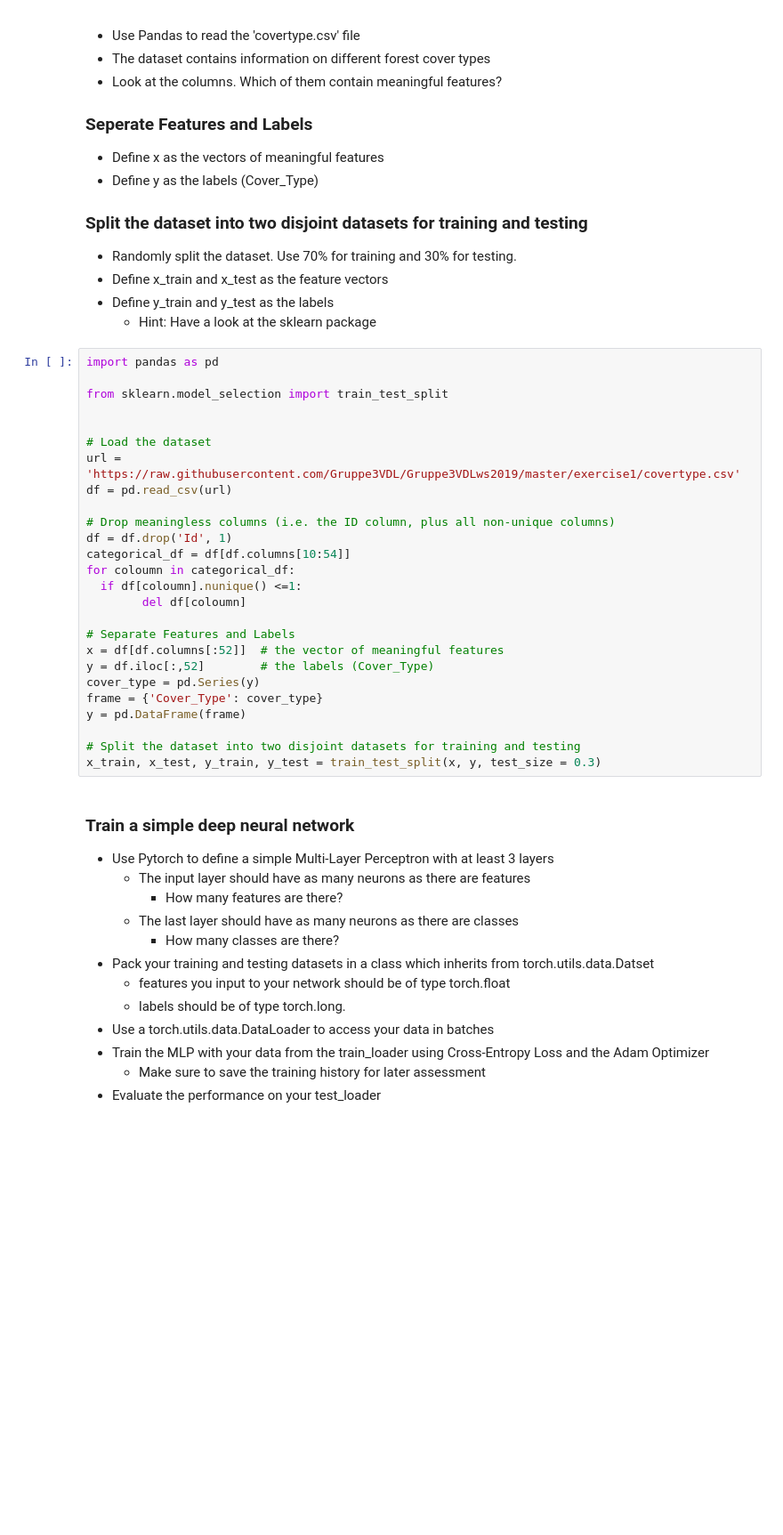
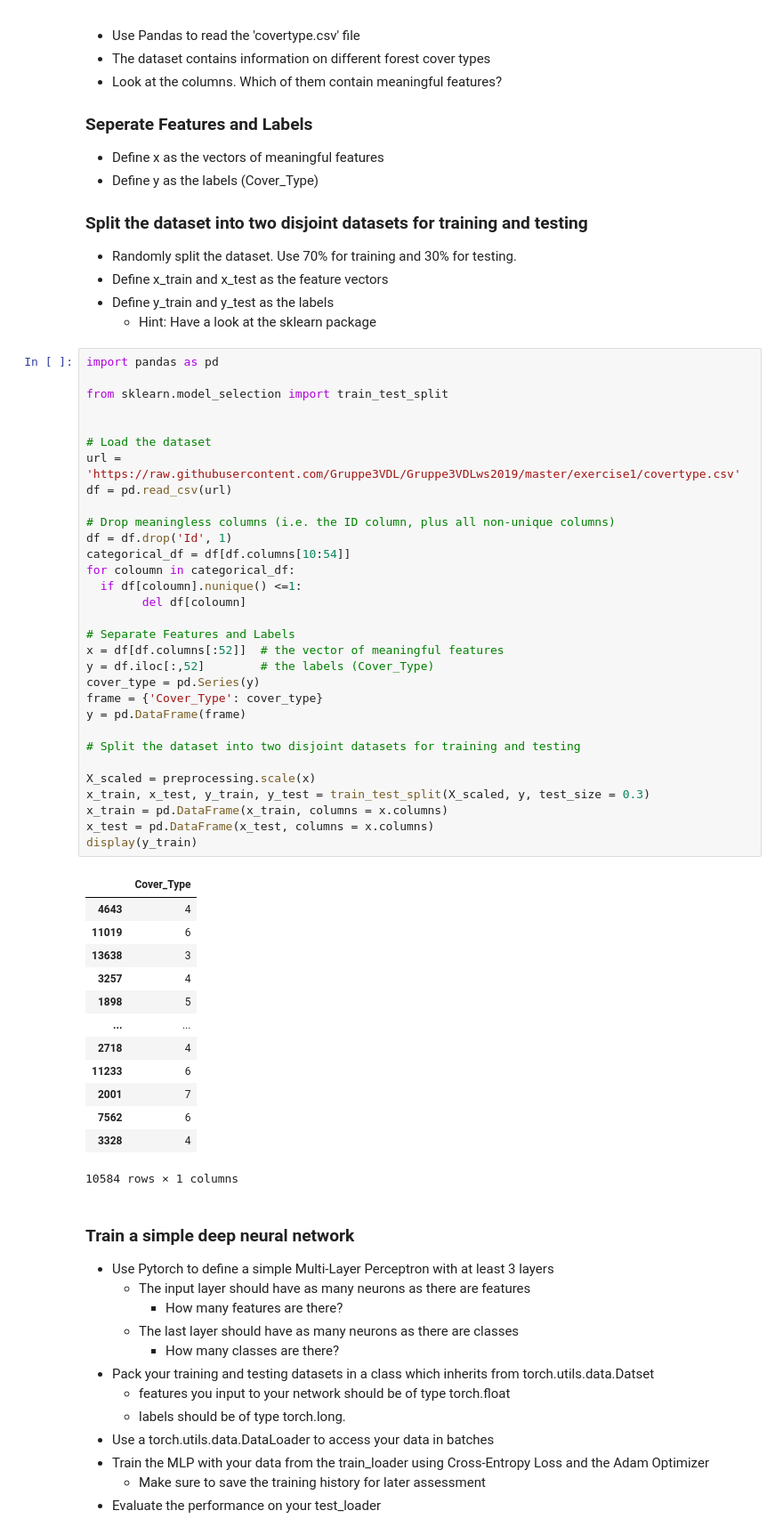
Before and after one commit to Gruppe3VDL/Gruppe3VDLws2019, a Jupyter notebook: exercise1/exercise_1.ipynb, the cells around one changed output. Shown at 89% size. Drawn from its saved outputs; the diff is of its cells as text; blank space fills up the shorter version.

```diff
--- a/exercise1/exercise_1.ipynb
+++ b/exercise1/exercise_1.ipynb
@@ -27,29 +27,48 @@
 # %%
 import pandas as pd
 
 from sklearn.model_selection import train_test_split
 
 
 # Load the dataset
 url = 'https://raw.githubusercontent.com/Gruppe3VDL/Gruppe3VDLws2019/master/exercise1/covertype.csv'
 df = pd.read_csv(url)
 
 # Drop meaningless columns (i.e. the ID column, plus all non-unique columns)
 df = df.drop('Id', 1)
 categorical_df = df[df.columns[10:54]]
 for coloumn in categorical_df:
   if df[coloumn].nunique() <=1:
         del df[coloumn]
 
 # Separate Features and Labels
 x = df[df.columns[:52]]  # the vector of meaningful features
 y = df.iloc[:,52]        # the labels (Cover_Type)
 cover_type = pd.Series(y)
 frame = {'Cover_Type': cover_type}
 y = pd.DataFrame(frame)
 
 # Split the dataset into two disjoint datasets for training and testing
-x_train, x_test, y_train, y_test = train_test_split(x, y, test_size = 0.3)
+
+X_scaled = preprocessing.scale(x)
+x_train, x_test, y_train, y_test = train_test_split(X_scaled, y, test_size = 0.3)
+x_train = pd.DataFrame(x_train, columns = x.columns)
+x_test = pd.DataFrame(x_test, columns = x.columns)
+display(y_train)
+# %% [output]
+|  | Cover_Type |
+| 4643 | 4 |
+| 11019 | 6 |
+| 13638 | 3 |
+| 3257 | 4 |
+| 1898 | 5 |
+| ... | ... |
+| 2718 | 4 |
+| 11233 | 6 |
+| 2001 | 7 |
+| 7562 | 6 |
+| 3328 | 4 |
+10584 rows × 1 columns
 # %% [markdown]
 ### Train a simple deep neural network
 - Use Pytorch to define a simple Multi-Layer Perceptron with at least 3 layers
```
Also changed, not shown: parts of 12 cells of this notebook.
